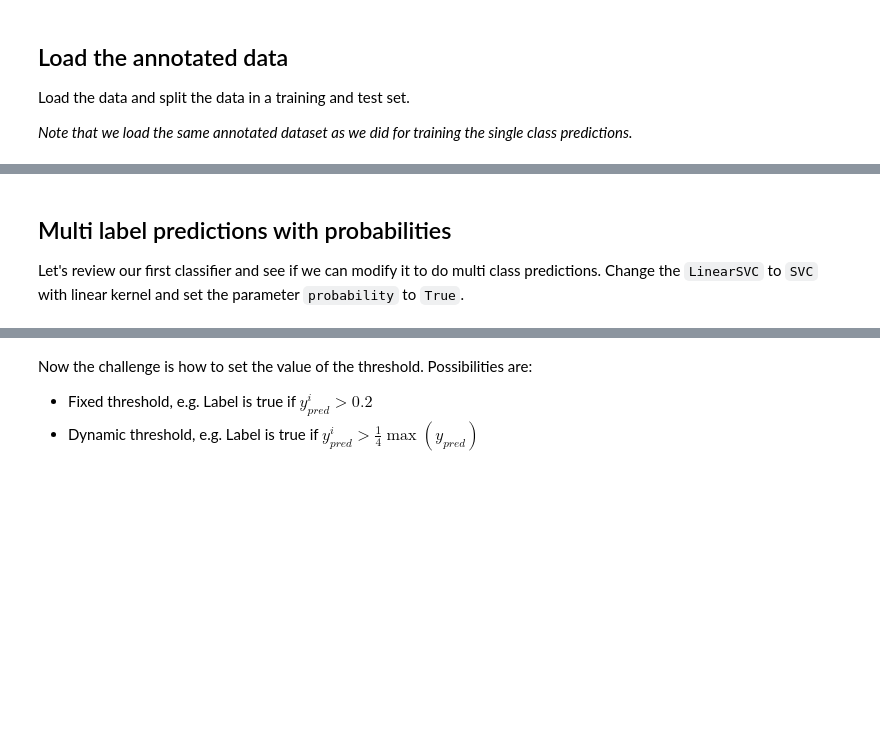
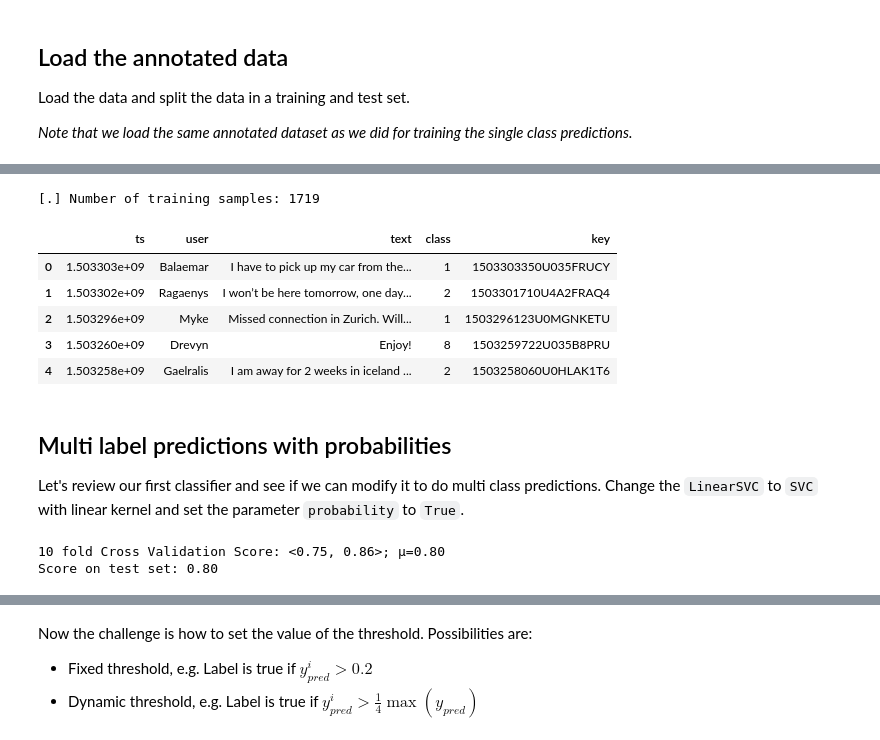
Before and after one commit to learning-stack/Colab-ML-Playbook, a Jupyter notebook: NLP/Automatic tagging of short texts/Short_Message_Classifier_Multi_Label.ipynb, the cells around one changed output, grey strips where cells are left out. Cells and saved outputs as stored; diff of their text form; code cells hidden in the pictures; blank space fills up the shorter version.

```diff
--- a/NLP/Automatic tagging of short texts/Short_Message_Classifier_Multi_Label.ipynb
+++ b/NLP/Automatic tagging of short texts/Short_Message_Classifier_Multi_Label.ipynb
@@ -141,20 +192,28 @@ _Note that we load the same annotated dataset as we did for training the single
 # %%
-df_messages = pd.read_pickle('data/messages-cls.pkl')
+df_messages = pd.read_pickle('messages-cls.pkl?raw=true')
 
 # Remove all rows which have no annotation
 df_messages = df_messages.dropna()
 
 # Convert the classification column to unsigned int, in case it is stored as string
 df_messages['class'] = df_messages.loc[:, 'class'].astype(np.uint8).values
 
 X = df_messages['text']
 y = df_messages['class']
 
 print('[.] Number of training samples: {}'.format(len(X)))
 
 X_train, X_test, y_train, y_test = train_test_split(X, y, test_size=0.20, random_state=1)
 
 df_messages.head(5)
+# %% [output]
+[.] Number of training samples: 1719
+|  | ts | user | text | class | key |
+| 0 | 1.503303e+09 | Balaemar | I have to pick up my car from the... | 1 | 1503303350U035FRUCY |
+| 1 | 1.503302e+09 | Ragaenys | I won’t be here tomorrow, one day... | 2 | 1503301710U4A2FRAQ4 |
+| 2 | 1.503296e+09 | Myke | Missed connection in Zurich. Will... | 1 | 1503296123U0MGNKETU |
+| 3 | 1.503260e+09 | Drevyn | Enjoy! | 8 | 1503259722U035B8PRU |
+| 4 | 1.503258e+09 | Gaelralis | I am away for 2 weeks in iceland ... | 2 | 1503258060U0HLAK1T6 |
 # %% [markdown]
 ## Multi label predictions with probabilities
 
@@ -163,6 +222,9 @@ Let's review our first classifier and see if we can modify it to do multi class
 steps = [('vectorizer', CountVectorizer()),
          ('classifier', SVC(kernel='linear', probability=True, random_state=1))]
 pipeline1 = train_and_test(steps, X_train, X_test, y_train, y_test)
+# %% [output]
+10 fold Cross Validation Score: <0.75, 0.86>; µ=0.80
+Score on test set: 0.80
 # %%
 doc_list = ['I do home office.']
 y_pred_list = pipeline1.predict_proba(doc_list)
```
Also changed, not shown: parts of 29 cells of this notebook.
